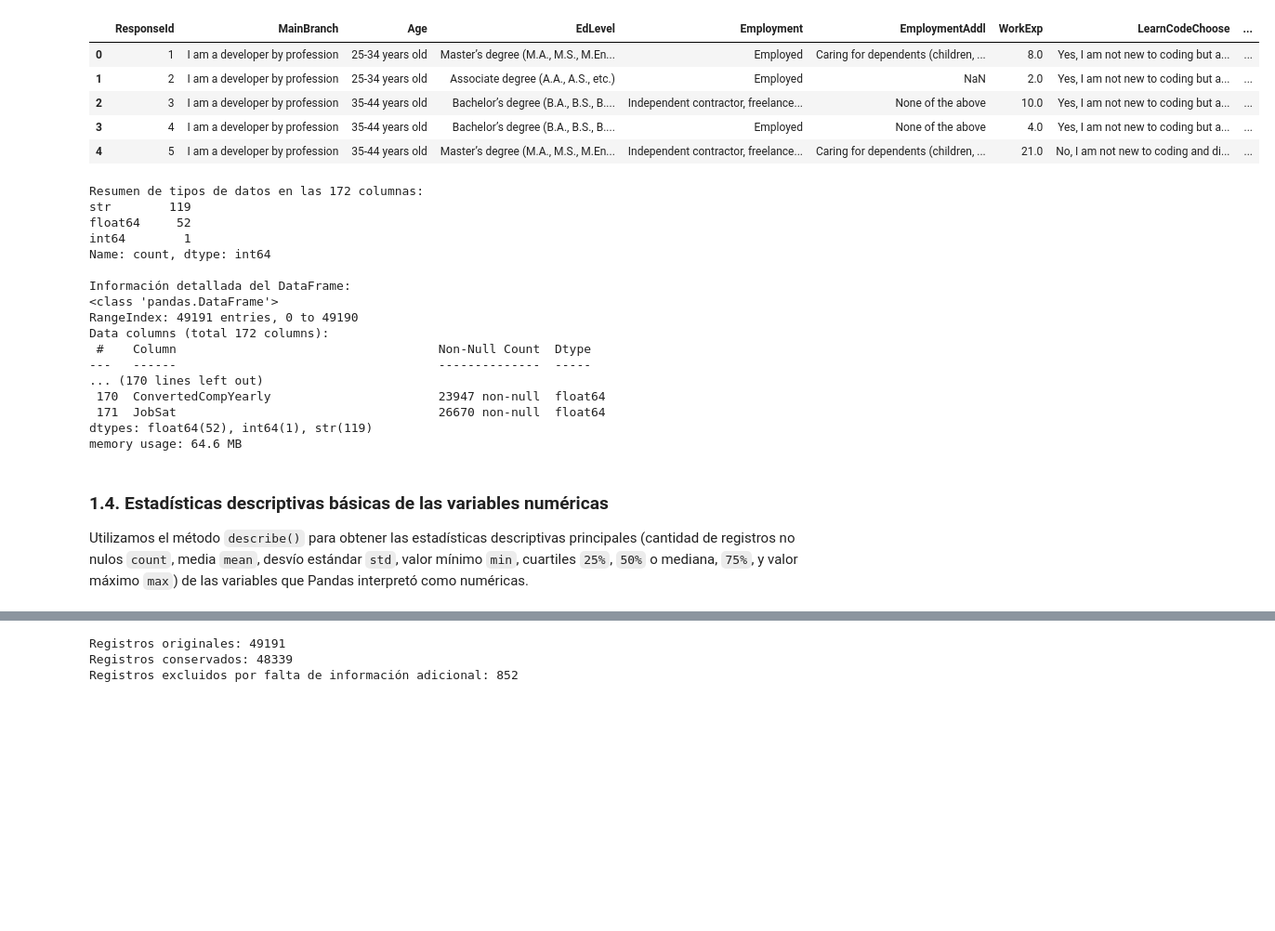
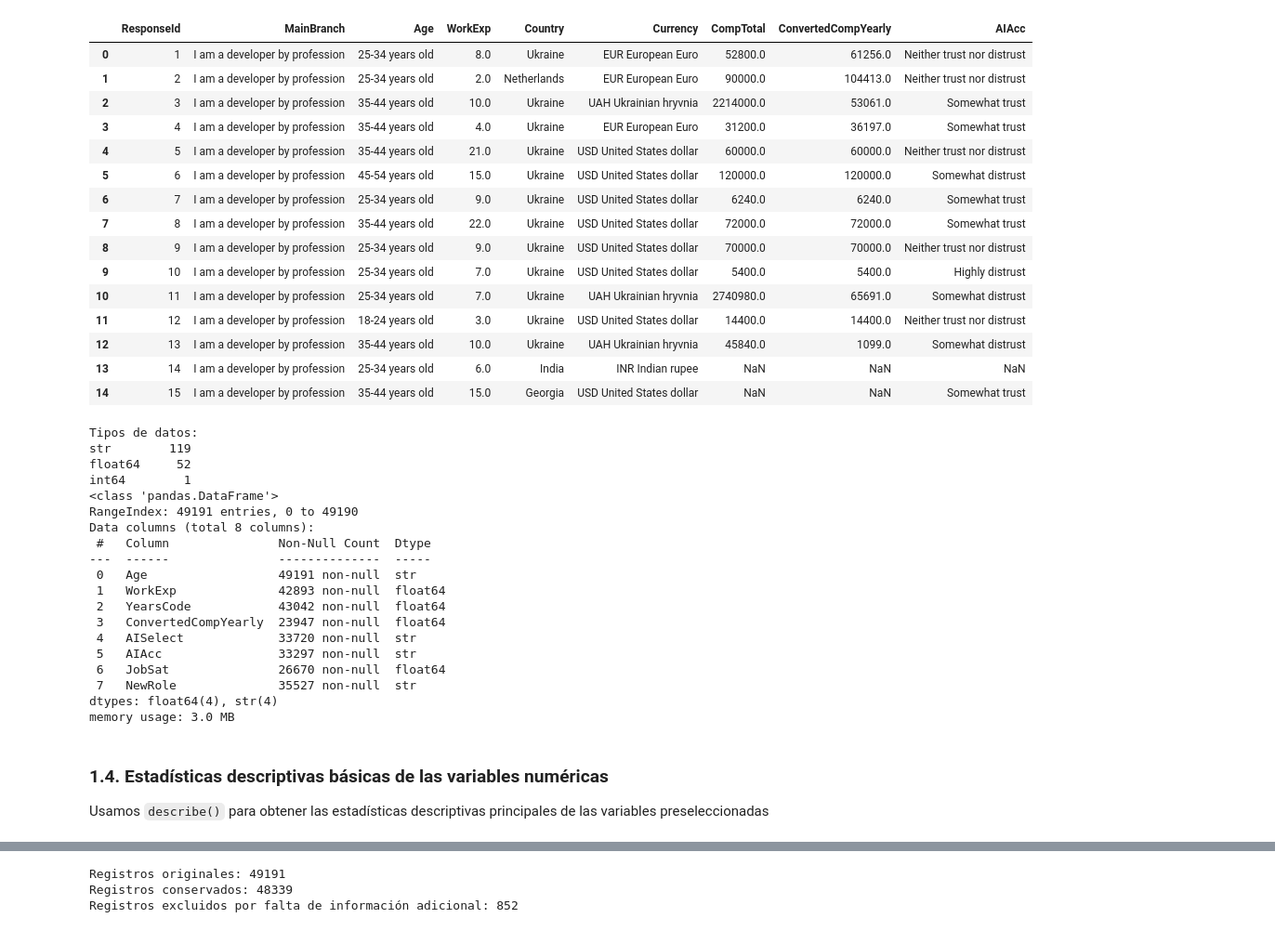
Before and after one commit to FausGiun/Fudamentos, a Jupyter notebook: tp_especial.ipynb, the cells around one changed output, grey strips where cells are left out. Shown at 93% size. Saved outputs shown, nothing was run; the diff lists cells and outputs as text; code cells hidden in the pictures; blank space fills up the shorter version.

```diff
--- a/tp_especial.ipynb
+++ b/tp_especial.ipynb
@@ -50,11 +44,6 @@ Utilizamos la función `read_csv()` de Pandas para levantar ambos archivos en ob
 # %%
-# Abrimos ambos archivos CSV usando Pandas
-metadatos = pd.read_csv("metadatos.csv")
-raw_dataset = pd.read_csv("dataset.csv", low_memory=False)
-
-print(f"Dimensiones de metadatos (filas, columnas): {metadatos.shape}")
-print(f"Dimensiones de raw_dataset (filas, columnas): {raw_dataset.shape}")
-
-# Visualizamos las primeras filas de la tabla de metadatos para entender la estructura de los datos
-metadatos.head(50)
+metadatos = pd.read_csv("schema.csv")
+datos_originales = pd.read_csv("results.csv", low_memory=False)
+print("Metadatos:", metadatos.shape, "| Respuestas:", datos_originales.shape)
+metadatos[["qname", "type", "sub"]].head(5)
 # %% [output]
@@ -119,38 +82,48 @@ Inspeccionamos los primeros 5 registros del conjunto de datos utilizando el mét
 # %%
-# Mostramos los primeros 5 registros del dataset
-raw_dataset.head()
+datos_originales[["ResponseId", "MainBranch", "Age", "WorkExp", "Country", "Currency", "CompTotal","ConvertedCompYearly", "AIAcc"]].head(15)
 # %% [output]
-|  | ResponseId | MainBranch | Age | EdLevel | Employment | EmploymentAddl | WorkExp | LearnCodeChoose | ... |
-| 0 | 1 | I am a developer by profession | 25-34 years old | Master’s degree (M.A., M.S., M.En... | Employed | Caring for dependents (children, ... | 8.0 | Yes, I am not new to coding but a... | ... |
-| 1 | 2 | I am a developer by profession | 25-34 years old | Associate degree (A.A., A.S., etc.) | Employed | NaN | 2.0 | Yes, I am not new to coding but a... | ... |
-| 2 | 3 | I am a developer by profession | 35-44 years old | Bachelor’s degree (B.A., B.S., B.... | Independent contractor, freelance... | None of the above | 10.0 | Yes, I am not new to coding but a... | ... |
-| 3 | 4 | I am a developer by profession | 35-44 years old | Bachelor’s degree (B.A., B.S., B.... | Employed | None of the above | 4.0 | Yes, I am not new to coding but a... | ... |
-| 4 | 5 | I am a developer by profession | 35-44 years old | Master’s degree (M.A., M.S., M.En... | Independent contractor, freelance... | Caring for dependents (children, ... | 21.0 | No, I am not new to coding and di... | ... |
+|  | ResponseId | MainBranch | Age | WorkExp | Country | Currency | CompTotal | ConvertedCompYearly | AIAcc |
+| 0 | 1 | I am a developer by profession | 25-34 years old | 8.0 | Ukraine | EUR European Euro | 52800.0 | 61256.0 | Neither trust nor distrust |
+| 1 | 2 | I am a developer by profession | 25-34 years old | 2.0 | Netherlands | EUR European Euro | 90000.0 | 104413.0 | Neither trust nor distrust |
+| 2 | 3 | I am a developer by profession | 35-44 years old | 10.0 | Ukraine | UAH Ukrainian hryvnia | 2214000.0 | 53061.0 | Somewhat trust |
+| 3 | 4 | I am a developer by profession | 35-44 years old | 4.0 | Ukraine | EUR European Euro | 31200.0 | 36197.0 | Somewhat trust |
+| 4 | 5 | I am a developer by profession | 35-44 years old | 21.0 | Ukraine | USD United States dollar | 60000.0 | 60000.0 | Neither trust nor distrust |
+| 5 | 6 | I am a developer by profession | 45-54 years old | 15.0 | Ukraine | USD United States dollar | 120000.0 | 120000.0 | Somewhat distrust |
+| 6 | 7 | I am a developer by profession | 25-34 years old | 9.0 | Ukraine | USD United States dollar | 6240.0 | 6240.0 | Somewhat trust |
+| 7 | 8 | I am a developer by profession | 35-44 years old | 22.0 | Ukraine | USD United States dollar | 72000.0 | 72000.0 | Somewhat trust |
+| 8 | 9 | I am a developer by profession | 25-34 years old | 9.0 | Ukraine | USD United States dollar | 70000.0 | 70000.0 | Neither trust nor distrust |
+| 9 | 10 | I am a developer by profession | 25-34 years old | 7.0 | Ukraine | USD United States dollar | 5400.0 | 5400.0 | Highly distrust |
+| 10 | 11 | I am a developer by profession | 25-34 years old | 7.0 | Ukraine | UAH Ukrainian hryvnia | 2740980.0 | 65691.0 | Somewhat distrust |
+| 11 | 12 | I am a developer by profession | 18-24 years old | 3.0 | Ukraine | USD United States dollar | 14400.0 | 14400.0 | Neither trust nor distrust |
+| 12 | 13 | I am a developer by profession | 35-44 years old | 10.0 | Ukraine | UAH Ukrainian hryvnia | 45840.0 | 1099.0 | Somewhat distrust |
+| 13 | 14 | I am a developer by profession | 25-34 years old | 6.0 | India | INR Indian rupee | NaN | NaN | NaN |
+| 14 | 15 | I am a developer by profession | 35-44 years old | 15.0 | Georgia | USD United States dollar | NaN | NaN | Somewhat trust |
 # %%
-# Revisamos el resumen de tipos de datos y el detalle de columnas con info()
-print("Resumen de tipos de datos en las 172 columnas:")
-print(raw_dataset.dtypes.value_counts())
-print("\nInformación detallada del DataFrame:")
-raw_dataset.info(verbose=True, show_counts=True)
+print("Tipos de datos:")
+print(datos_originales.dtypes.value_counts().to_string())
+
+datos_originales[["Age", "WorkExp", "YearsCode", "ConvertedCompYearly", "AISelect", "AIAcc", "JobSat", "NewRole"]].info()
 # %% [output]
-Resumen de tipos de datos en las 172 columnas:
+Tipos de datos:
 str        119
 float64     52
 int64        1
-Name: count, dtype: int64
-
-Información detallada del DataFrame:
 <class 'pandas.DataFrame'>
 RangeIndex: 49191 entries, 0 to 49190
-Data columns (total 172 columns):
- #    Column                                    Non-Null Count  Dtype
----   ------                                    --------------  -----
-... (170 lines left out)
- 170  ConvertedCompYearly                       23947 non-null  float64
- 171  JobSat                                    26670 non-null  float64
-dtypes: float64(52), int64(1), str(119)
-memory usage: 64.6 MB
+Data columns (total 8 columns):
+ #   Column               Non-Null Count  Dtype
+---  ------               --------------  -----
+ 0   Age                  49191 non-null  str
+ 1   WorkExp              42893 non-null  float64
+ 2   YearsCode            43042 non-null  float64
+ 3   ConvertedCompYearly  23947 non-null  float64
+ 4   AISelect             33720 non-null  str
+ 5   AIAcc                33297 non-null  str
+ 6   JobSat               26670 non-null  float64
+ 7   NewRole              35527 non-null  str
+dtypes: float64(4), str(4)
+memory usage: 3.0 MB
 # %% [markdown]
 ### 1.4. Estadísticas descriptivas básicas de las variables numéricas
-Utilizamos el método `describe()` para obtener las estadísticas descriptivas principales (cantidad de registros no nulos `count`, media `mean`, desvío estándar `std`, valor mínimo `min`, cuartiles `25%`, `50%` o mediana, `75%`, y valor máximo `max`) de las variables que Pandas interpretó como numéricas.
+Usamos `describe()` para obtener las estadísticas descriptivas principales de las variables preseleccionadas
 # %%
```
Also changed, not shown: parts of 112 cells of this notebook, 4 other files.
